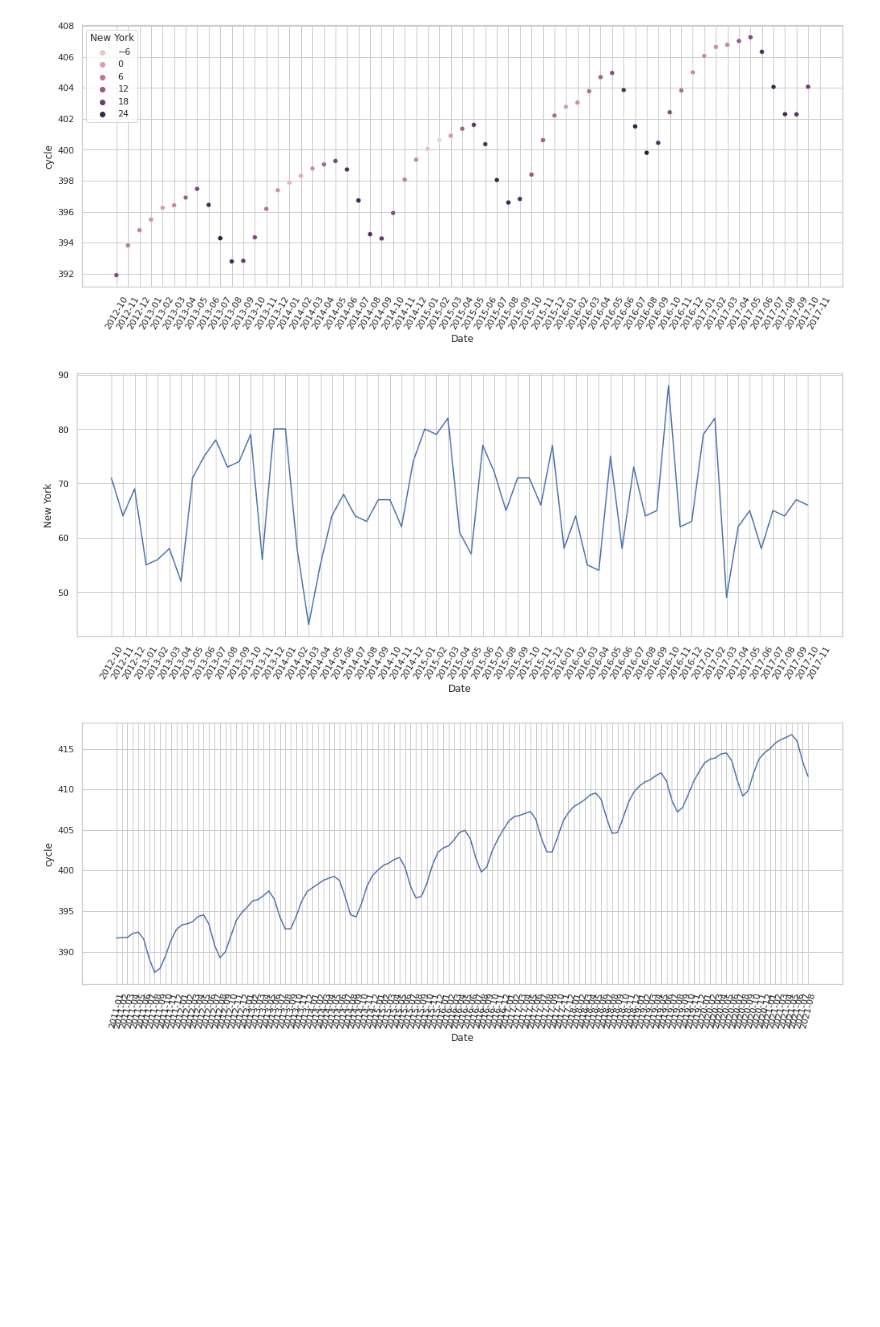
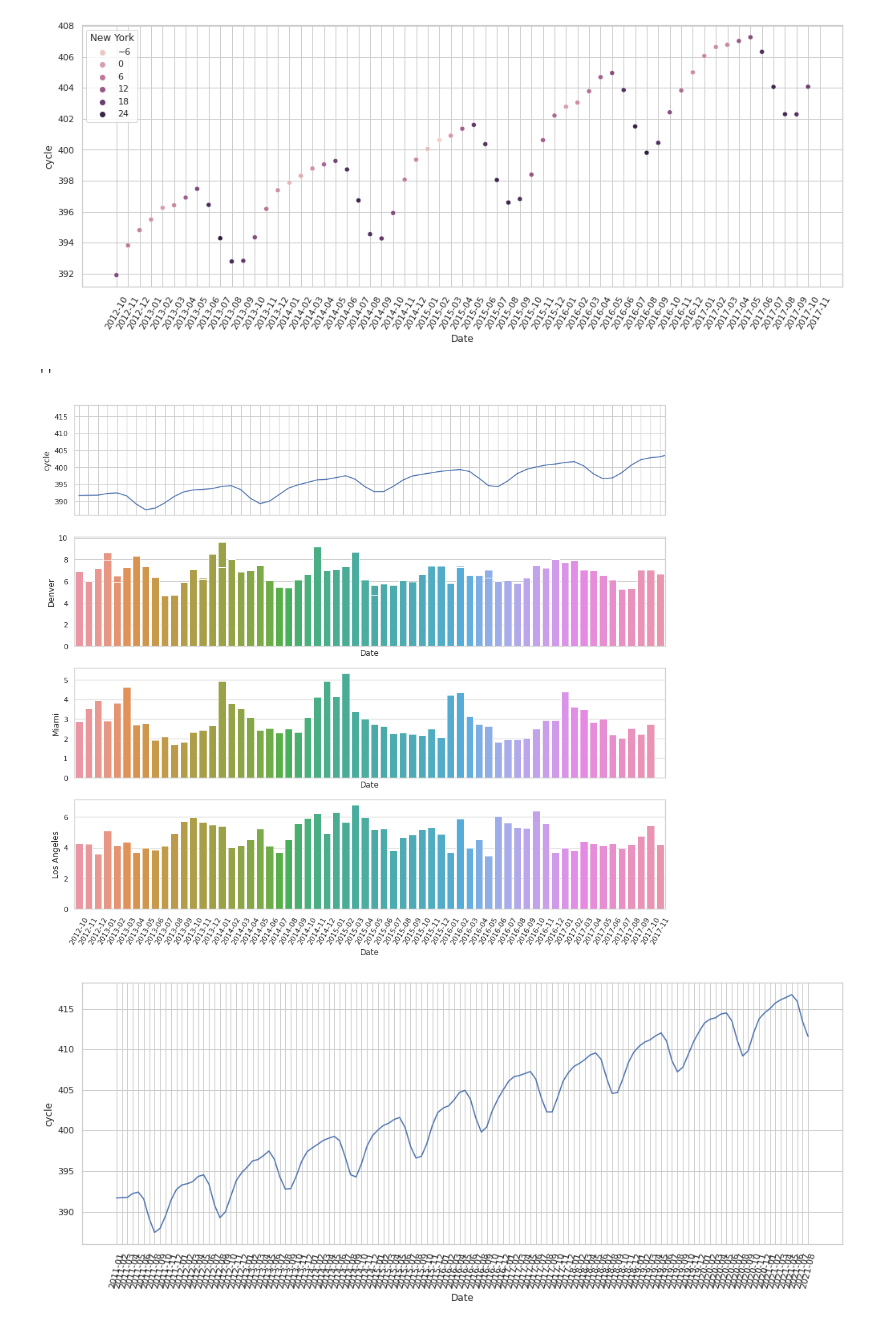
Before and after one commit to JulianTrufero/CO2-and-Temperatures-Seasonality, a Jupyter notebook: P (copy).ipynb, the cells around one changed output. Saved outputs shown, nothing was run; the diff lists cells and outputs as text; code cells hidden in the pictures; blank space fills up the shorter version.

```diff
--- a/P (copy).ipynb
+++ b/P (copy).ipynb
@@ -60,0 +65,6 @@ keep_columns(['datetime', 'Vancouver', 'Portland', 'San Francisco', 'Seattle',
+# %%
+def agrup_mensual_std(x):
+    x['Date'] = x.datetime.apply(lambda y: y[:7])
+    return x.groupby("Date").std()
+# %%
+volat = agrup_mensual_std(te)
@@ -60,0 +74,2 @@ keep_columns(['datetime', 'Vancouver', 'Portland', 'San Francisco', 'Seattle',
+# %%
+volat = volat.reset_index()
@@ -186,11 +211,17 @@ g = sns.scatterplot(x="Date", y="cycle", hue="New York", data=tyc)
 g.set_xticklabels(labels=tyc["Date"], rotation=60);
 # %% [output]
 [figure]
-# %%
-g = sns.lineplot(x="Date", y="New York", data=hyc)
-g.set_xticklabels(labels=hyc["Date"], rotation=60);
-# %% [output]
-[figure, removed]
+# %%
+fig, axs = plt.subplots(nrows=4, ncols=1, sharex=True, figsize=(16, 14))
+sns.lineplot(x="Date", y="cycle", data=co2, ax=axs[0])
+sns.barplot(x="Date", y="Montreal", data=volat, ax=axs[1])
+sns.barplot(x="Date", y="Denver", data=volat, ax=axs[1])
+sns.barplot(x="Date", y="Miami", data=volat, ax=axs[2])
+sns.barplot(x="Date", y="Los Angeles", data=volat, ax=axs[3]).set_xticklabels(labels=volat["Date"], rotation=60)
+;
+# %% [output]
+''
+[figure, added]
 # %%
 f = sns.lineplot(data=co2, x="Date", y="cycle")
 f.set_xticklabels(labels=co2["Date"], rotation=75);
```
Also changed, not shown: parts of 23 cells of this notebook.
